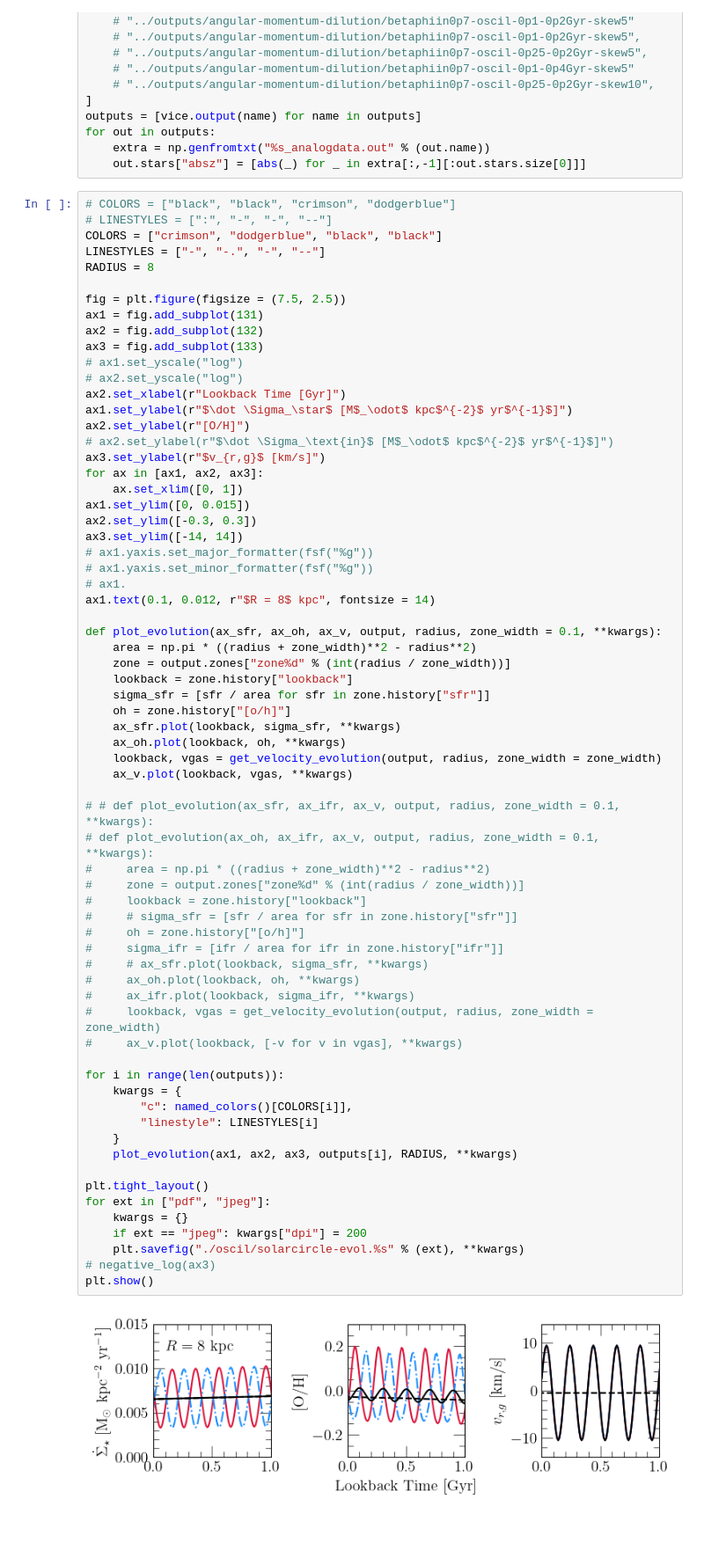
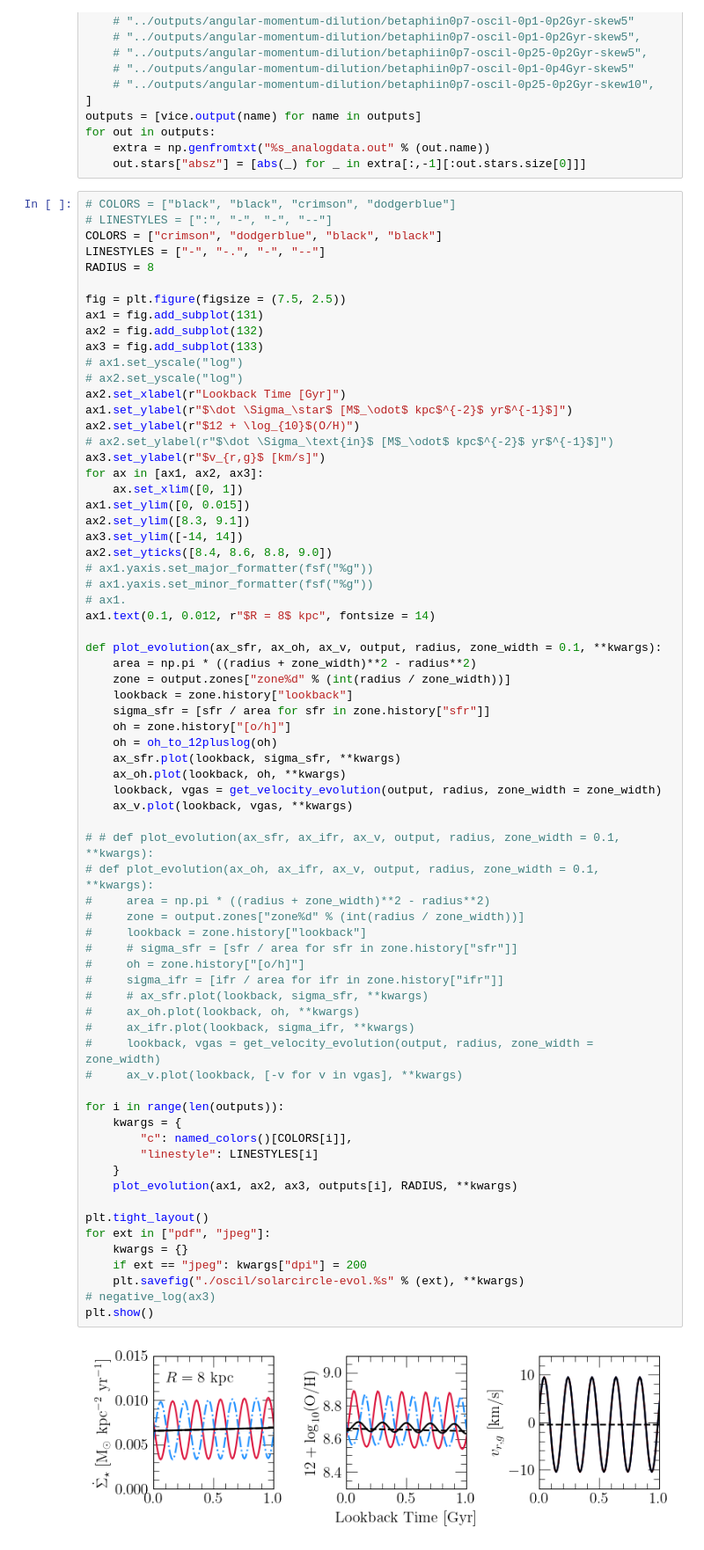
Before and after one commit to giganano/radial-flows, a Jupyter notebook: notebooks/oscil.ipynb, the cells around one changed output. Shown at 88% size. Saved outputs shown, nothing was run; the diff lists cells and outputs as text.

Commit message:
figure tweak

```diff
--- a/notebooks/oscil.ipynb
+++ b/notebooks/oscil.ipynb
@@ -113,14 +113,15 @@ ax3 = fig.add_subplot(133)
 # ax2.set_yscale("log")
 ax2.set_xlabel(r"Lookback Time [Gyr]")
 ax1.set_ylabel(r"$\dot \Sigma_\star$ [M$_\odot$ kpc$^{-2}$ yr$^{-1}$]")
-ax2.set_ylabel(r"[O/H]")
+ax2.set_ylabel(r"$12 + \log_{10}$(O/H)")
 # ax2.set_ylabel(r"$\dot \Sigma_\text{in}$ [M$_\odot$ kpc$^{-2}$ yr$^{-1}$]")
 ax3.set_ylabel(r"$v_{r,g}$ [km/s]")
 for ax in [ax1, ax2, ax3]:
     ax.set_xlim([0, 1])
 ax1.set_ylim([0, 0.015])
-ax2.set_ylim([-0.3, 0.3])
+ax2.set_ylim([8.3, 9.1])
 ax3.set_ylim([-14, 14])
+ax2.set_yticks([8.4, 8.6, 8.8, 9.0])
 # ax1.yaxis.set_major_formatter(fsf("%g"))
 # ax1.yaxis.set_minor_formatter(fsf("%g"))
 # ax1.
@@ -132,6 +133,7 @@ def plot_evolution(ax_sfr, ax_oh, ax_v, output, radius, zone_width = 0.1, **kwar
     lookback = zone.history["lookback"]
     sigma_sfr = [sfr / area for sfr in zone.history["sfr"]]
     oh = zone.history["[o/h]"]
+    oh = oh_to_12pluslog(oh)
     ax_sfr.plot(lookback, sigma_sfr, **kwargs)
     ax_oh.plot(lookback, oh, **kwargs)
     lookback, vgas = get_velocity_evolution(output, radius, zone_width = zone_width)
@@ -139,34 +141,34 @@ def plot_evolution(ax_sfr, ax_oh, ax_v, output, radius, zone_width = 0.1, **kwar
 
 # # def plot_evolution(ax_sfr, ax_ifr, ax_v, output, radius, zone_width = 0.1, **kwargs):
 # def plot_evolution(ax_oh, ax_ifr, ax_v, output, radius, zone_width = 0.1, **kwargs):
 #     area = np.pi * ((radius + zone_width)**2 - radius**2)
 #     zone = output.zones["zone%d" % (int(radius / zone_width))]
 #     lookback = zone.history["lookback"]
 #     # sigma_sfr = [sfr / area for sfr in zone.history["sfr"]]
 #     oh = zone.history["[o/h]"]
 #     sigma_ifr = [ifr / area for ifr in zone.history["ifr"]]
 #     # ax_sfr.plot(lookback, sigma_sfr, **kwargs)
 #     ax_oh.plot(lookback, oh, **kwargs)
 #     ax_ifr.plot(lookback, sigma_ifr, **kwargs)
 #     lookback, vgas = get_velocity_evolution(output, radius, zone_width = zone_width)
 #     ax_v.plot(lookback, [-v for v in vgas], **kwargs)
 
 for i in range(len(outputs)):
     kwargs = {
         "c": named_colors()[COLORS[i]],
         "linestyle": LINESTYLES[i]
     }
     plot_evolution(ax1, ax2, ax3, outputs[i], RADIUS, **kwargs)
 
 plt.tight_layout()
 for ext in ["pdf", "jpeg"]:
     kwargs = {}
     if ext == "jpeg": kwargs["dpi"] = 200
     plt.savefig("./oscil/solarcircle-evol.%s" % (ext), **kwargs)
 # negative_log(ax3)
 plt.show()
 # %% [output]
-[figure, old version]
+[figure, new version]
 # %%
 # COLORS = ["black", "black", "crimson", "dodgerblue"]
 # LINESTYLES = [":", "-", "-", "-."]
```
Also changed, not shown: 2 other files.
